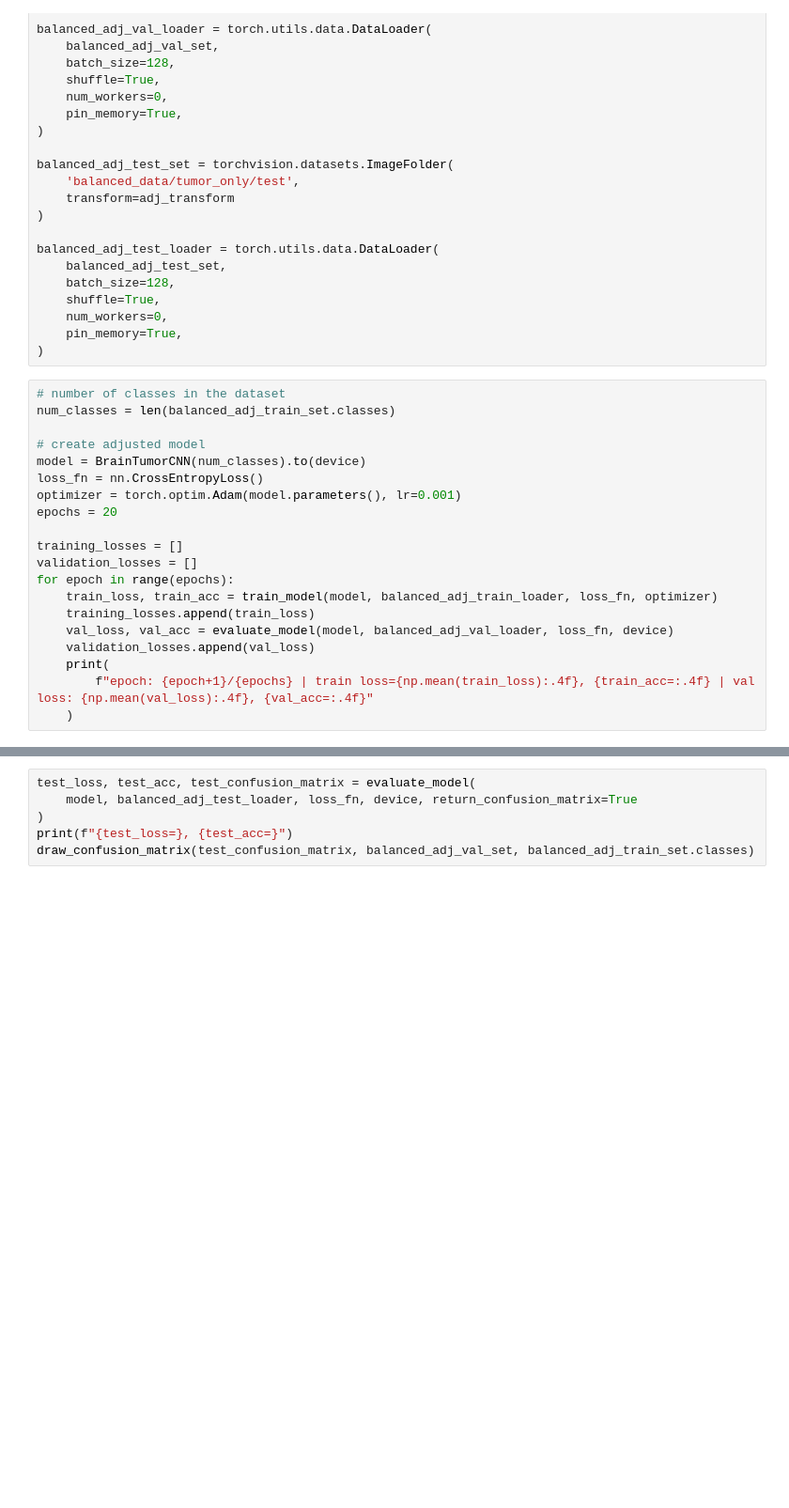
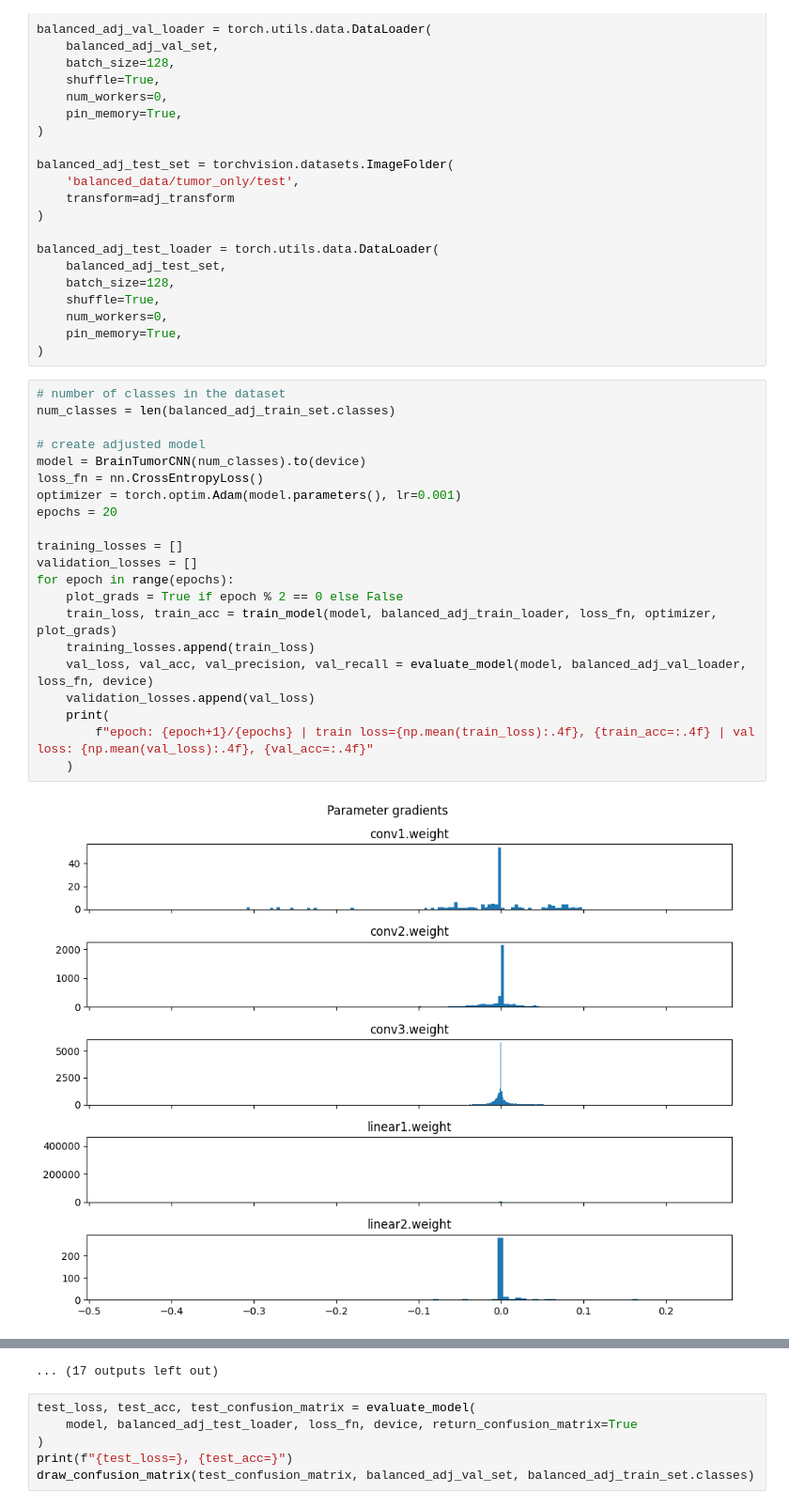
Before and after one commit to gellerjulia/DS4440_Brain_Tumor_Classification, a Jupyter notebook: tumor_only_models.ipynb, the cells around one changed output, grey strips where cells are left out. Shown at 94% size. Cells and saved outputs as stored; diff of their text form; blank space fills up the shorter version.

Commit message:
plotting gradients

```diff
--- a/tumor_only_models.ipynb
+++ b/tumor_only_models.ipynb
@@ -71,20 +92,23 @@ balanced_adj_test_loader = torch.utils.data.DataLoader(
 # %%
 # number of classes in the dataset
 num_classes = len(balanced_adj_train_set.classes)
 
 # create adjusted model
 model = BrainTumorCNN(num_classes).to(device)
 loss_fn = nn.CrossEntropyLoss()
 optimizer = torch.optim.Adam(model.parameters(), lr=0.001)
 epochs = 20
 
 training_losses = []
 validation_losses = []
 for epoch in range(epochs):
-    train_loss, train_acc = train_model(model, balanced_adj_train_loader, loss_fn, optimizer)
+    plot_grads = True if epoch % 2 == 0 else False
+    train_loss, train_acc = train_model(model, balanced_adj_train_loader, loss_fn, optimizer, plot_grads)
     training_losses.append(train_loss)
-    val_loss, val_acc = evaluate_model(model, balanced_adj_val_loader, loss_fn, device)
+    val_loss, val_acc, val_precision, val_recall = evaluate_model(model, balanced_adj_val_loader, loss_fn, device)
     validation_losses.append(val_loss)
     print(
         f"epoch: {epoch+1}/{epochs} | train loss={np.mean(train_loss):.4f}, {train_acc=:.4f} | val loss: {np.mean(val_loss):.4f}, {val_acc=:.4f}"
     )
+# %% [output]
+[figure, added]
@@ -91,3 +129,4 @@ for epoch in range(epochs):
+... (17 outputs left out)
 # %%
 test_loss, test_acc, test_confusion_matrix = evaluate_model(
     model, balanced_adj_test_loader, loss_fn, device, return_confusion_matrix=True
```
Also changed, not shown: parts of 4 cells of this notebook, 1 other file.
